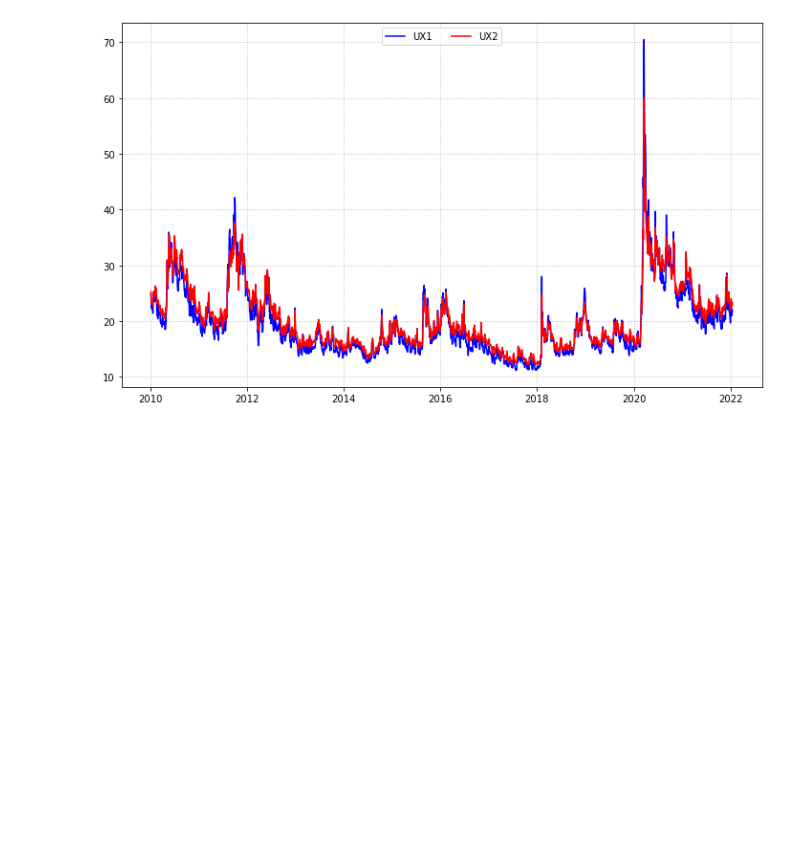
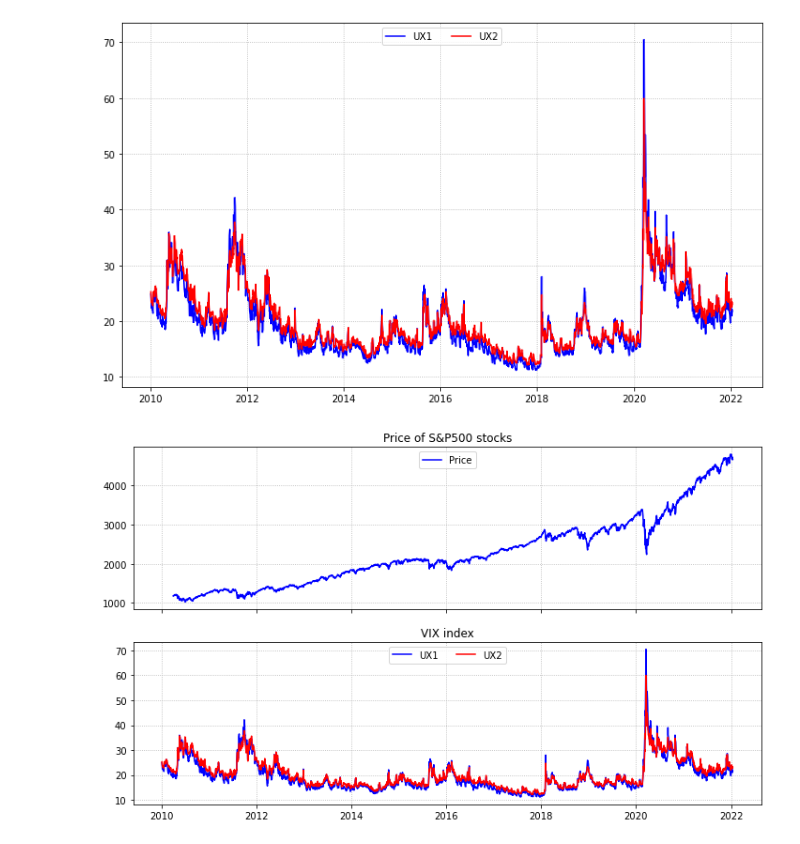
Before and after one commit to aidinattar/Volatility-carry-trading-strategy, a Jupyter notebook: Project.ipynb, the cells around one changed output. Saved outputs shown, nothing was run; the diff lists cells and outputs as text; code cells hidden in the pictures; blank space fills up the shorter version.

```diff
--- a/Project.ipynb
+++ b/Project.ipynb
@@ -26,0 +36,7 @@ UX1
+# %%
+file_name = 'SPX_HistoricalData.csv'
+SPX_price = pd.read_csv(dir+file_name)
+SPX_price['Date']                             = pd.to_datetime(SPX_price['Date'],format='%m/%d/%y')
+SPX_price                                     = SPX_price.set_index('Date')
+SPX_price.sort_index(inplace=True)
+SPX_price
@@ -44,3 +75,18 @@ ax.grid(linestyle='dotted')
 plt.show()
 # %% [output]
 [figure]
+# %%
+fig,ax = plt.subplots(nrows=2,figsize=(12,7), sharex=True)
+ax[0].plot(SPX_price.index, SPX_price.Close, label='Price', color='blue')
+ax[0].legend(loc='upper center', ncol=2)
+ax[0].grid(linestyle='dotted')
+ax[0].set_title('Price of S&P500 stocks')
+
+ax[1].plot(UX1.Date, UX1.PX_LAST, label='UX1', color='blue')
+ax[1].plot(UX2.Date, UX2.PX_LAST, label='UX2', color='red')
+ax[1].legend(loc='upper center', ncol=2)
+ax[1].grid(linestyle='dotted')
+ax[1].set_title('VIX index')
+plt.show()
+# %% [output]
+[figure, added]
```
Also changed, not shown: parts of 10 cells of this notebook, 2 other files.
